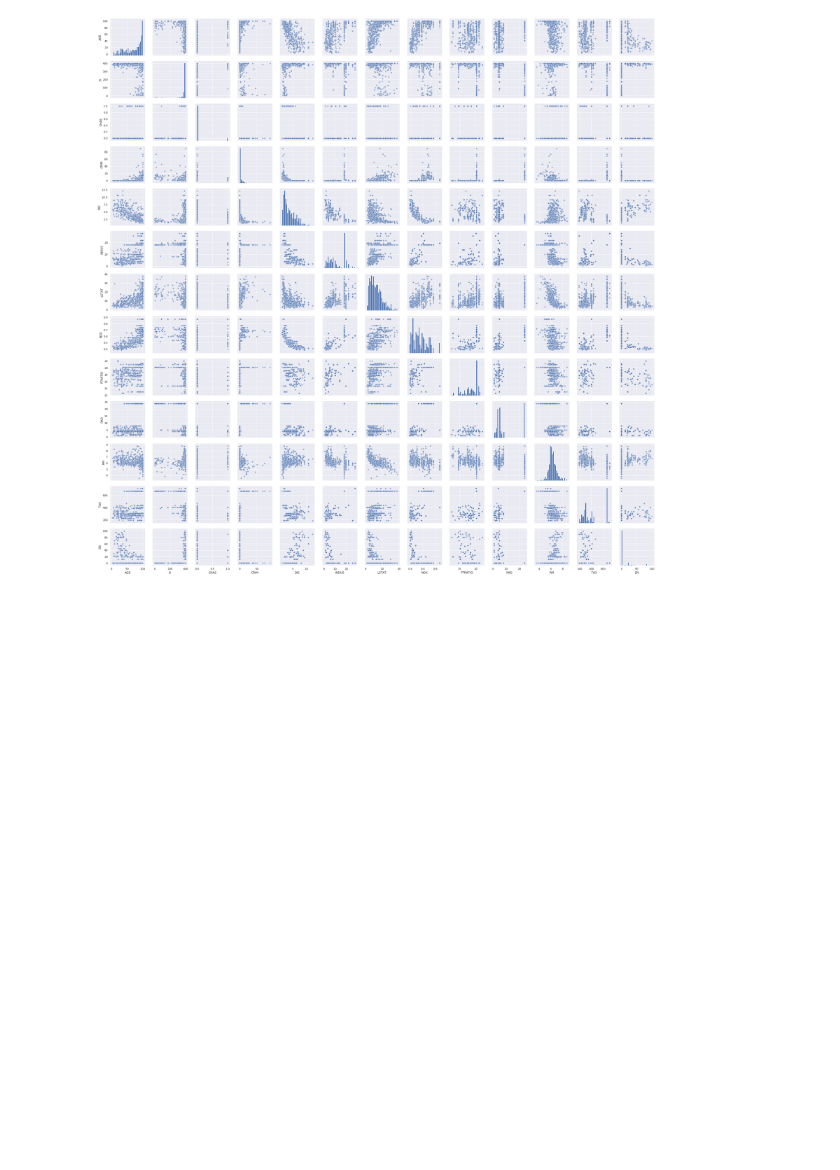
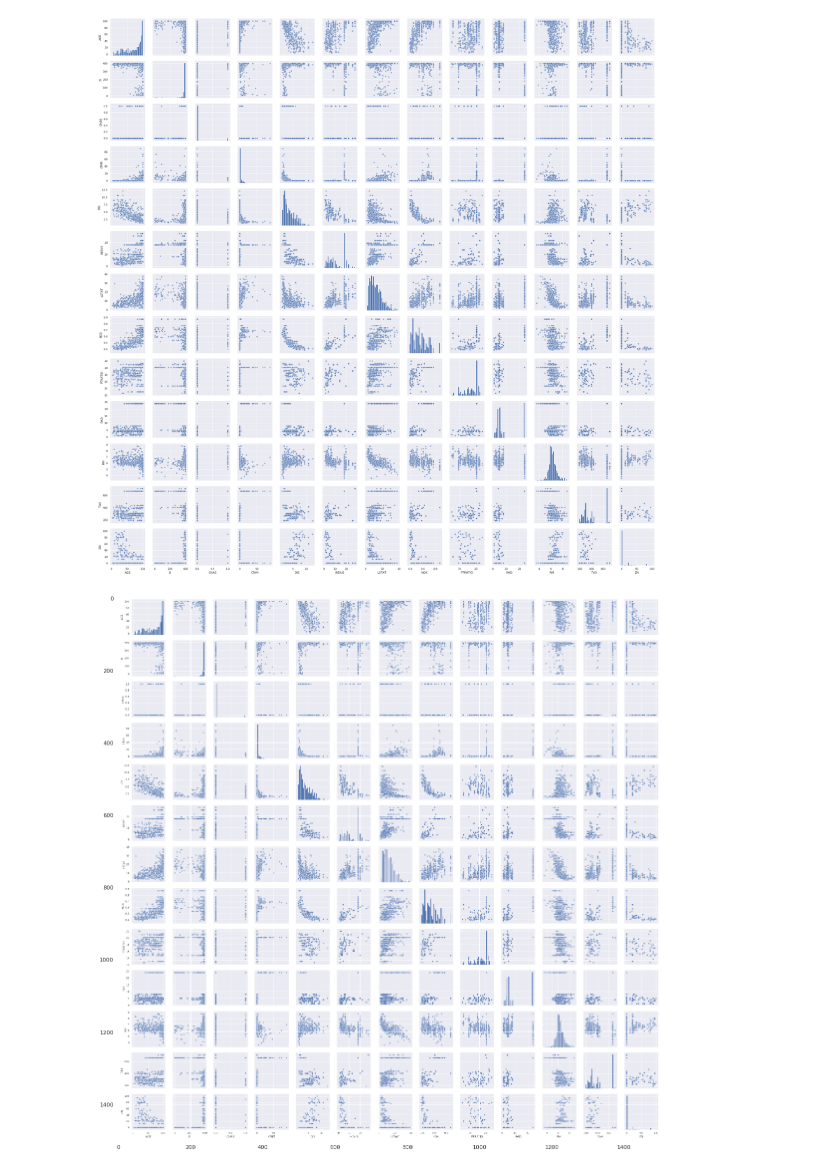
Before and after one commit to henry-sabogal/bioinformatics_project, a Jupyter notebook: LassoRegression.ipynb, the cells around one changed output. Saved outputs shown, nothing was run; the diff lists cells and outputs as text; code cells hidden in the pictures; blank space fills up the shorter version.

```diff
--- a/LassoRegression.ipynb
+++ b/LassoRegression.ipynb
@@ -112,2 +117,9 @@ plt.savefig('visualize_dataframe.png', bbox_inches='tight', dpi=300)
 # %% [output]
 [figure]
+# %%
+img = mpimg.imread('visualize_dataframe_scale.png')
+plt.figure(figsize = (20,20))
+imgplot = plt.imshow(img)
+plt.show()
+# %% [output]
+[figure, added]
```
Also changed, not shown: parts of 7 cells of this notebook, 2 other files.
